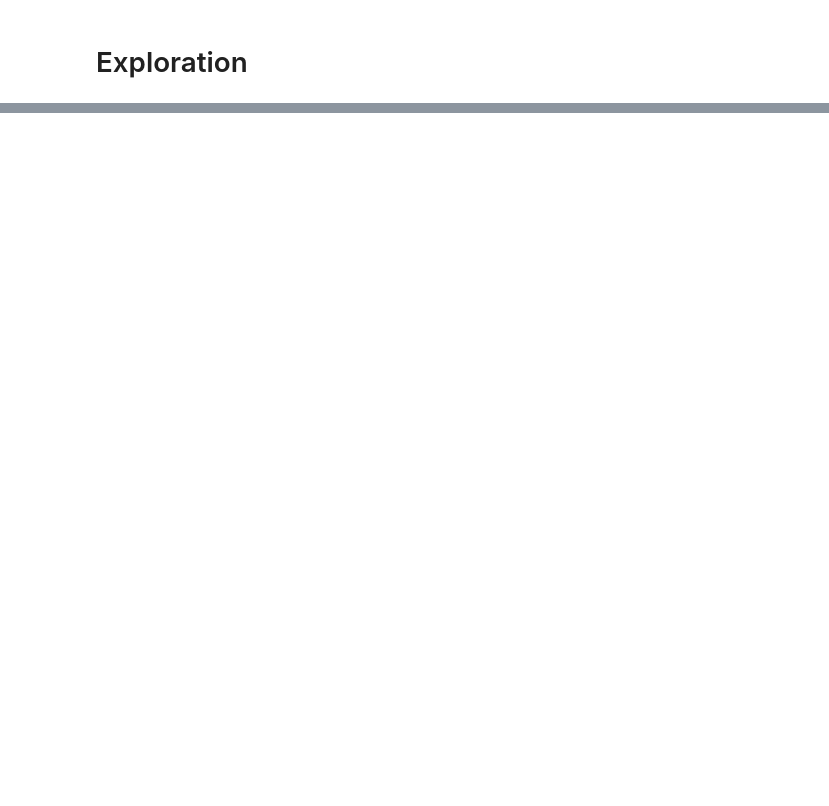
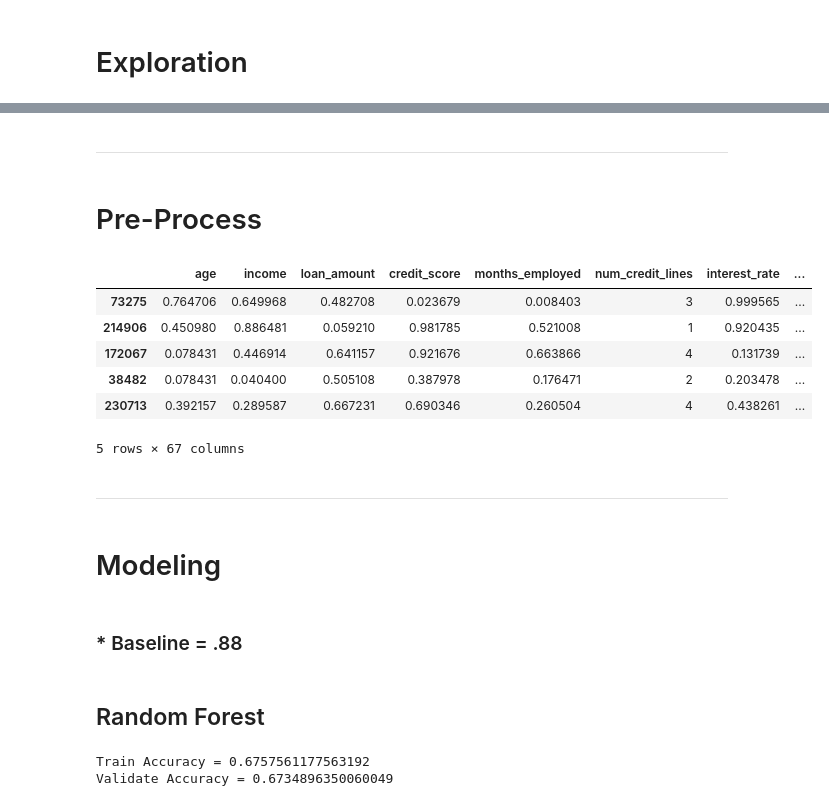
Before and after one commit to Msalazar2/individual-project, a Jupyter notebook: Final_Report.ipynb, the cells around one changed output, grey strips where cells are left out. Drawn from its saved outputs; the diff is of its cells as text; code cells hidden in the pictures; blank space fills up the shorter version.

```diff
--- a/Final_Report.ipynb
+++ b/Final_Report.ipynb
@@ -30,0 +73,4 @@ e.plt_1(train.copy)
+# %%
+# Make copy of train and add new binned features.
+train.copy = e.bin_data(train)
+val.copy = e.bin_data(val)
@@ -30,0 +157,38 @@ e.plt_1(train.copy)
+# %% [markdown]
+---
+# %% [markdown]
+# Pre-Process
+# %%
+# Split data
+X_train, y_train = p.xy_split(train.copy)
+X_val, y_val = p.xy_split(val.copy)
+# %%
+# Get dummies
+X_train = p.dummies(X_train)
+X_val = p.dummies(X_val)
+# Scale data
+X_train = p.scale(X_train)
+X_val = p.scale(X_val)
+
+X_train.head()
+# %% [output]
+|  | age | income | loan_amount | credit_score | months_employed | num_credit_lines | interest_rate | ... |
+| 73275 | 0.764706 | 0.649968 | 0.482708 | 0.023679 | 0.008403 | 3 | 0.999565 | ... |
+| 214906 | 0.450980 | 0.886481 | 0.059210 | 0.981785 | 0.521008 | 1 | 0.920435 | ... |
+| 172067 | 0.078431 | 0.446914 | 0.641157 | 0.921676 | 0.663866 | 4 | 0.131739 | ... |
+| 38482 | 0.078431 | 0.040400 | 0.505108 | 0.387978 | 0.176471 | 2 | 0.203478 | ... |
+| 230713 | 0.392157 | 0.289587 | 0.667231 | 0.690346 | 0.260504 | 4 | 0.438261 | ... |
+5 rows × 67 columns
+# %% [markdown]
+---
+# %% [markdown]
+# Modeling
+# %% [markdown]
+### * Baseline = .88
+# %% [markdown]
+## Random Forest
+# %%
+m.r_forest(X_train, y_train, X_val, y_val)
+# %% [output]
+Train Accuracy = 0.6757561177563192
+Validate Accuracy = 0.6734896350060049
```
Also changed, not shown: parts of 36 cells of this notebook, 5 other files.
